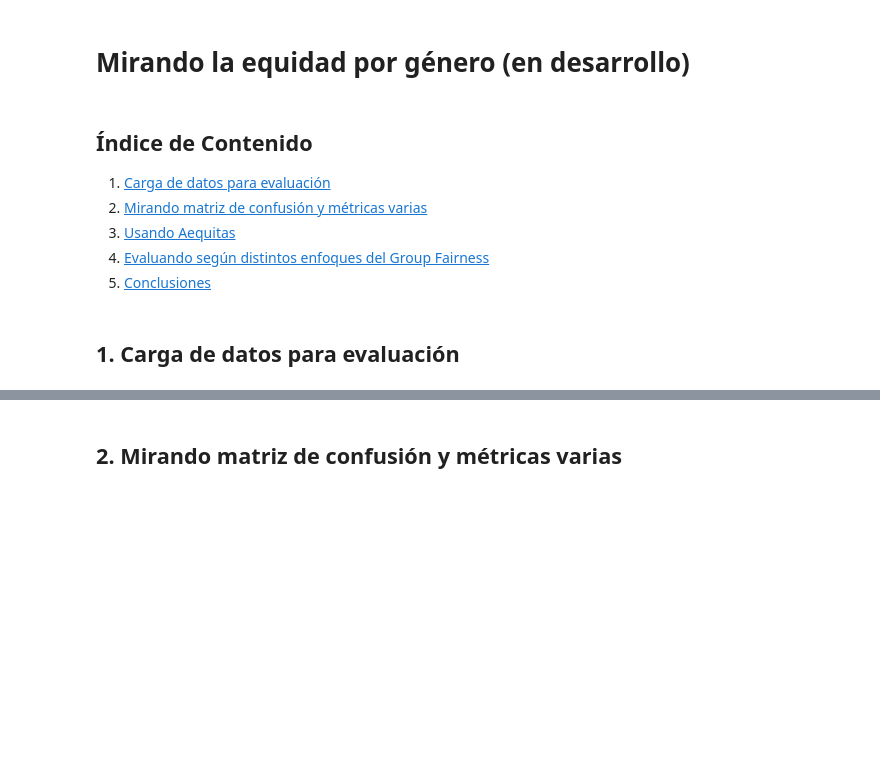
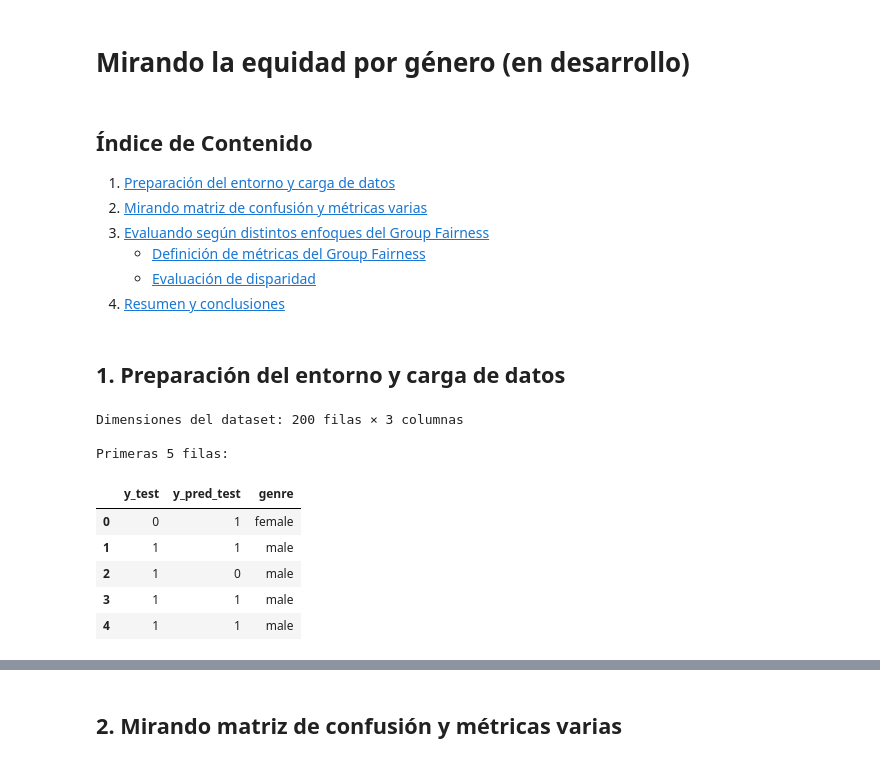
Before and after one commit to Gerardo1909/tpfinal_equidad, a Jupyter notebook: tp_final_fairness_ML/notebooks/04_evaluacion_fairness.ipynb, the cells around one changed output, grey strips where cells are left out. Drawn from its saved outputs; the diff is of its cells as text; code cells hidden in the pictures; blank space fills up the shorter version.

Commit message:
Notebook 4 hecho de vuelta. Nuevo modulo en utils para evaluacion de fairness. Correcion de errores en notebook 3.

```diff
--- a/tp_final_fairness_ML/notebooks/04_evaluacion_fairness.ipynb
+++ b/tp_final_fairness_ML/notebooks/04_evaluacion_fairness.ipynb
@@ -3,13 +3,14 @@
 # %% [markdown]
 ## Índice de Contenido
 
-1. [Carga de datos para evaluación](#1-Carga-de-datos-para-evaluación)
+1. [Preparación del entorno y carga de datos](#1-Preparación-del-entorno-y-carga-de-datos)
 2. [Mirando matriz de confusión y métricas varias](#2-Mirando-matriz-de-confusión-y-métricas-varias)
-3. [Usando Aequitas](#3-Usando-aequitas)
-4. [Evaluando según distintos enfoques del Group Fairness](#4-Evaluando-según-distintos-enfoques-del-group-fairness)
-5. [Conclusiones](#5-Conclusiones)
+3. [Evaluando según distintos enfoques del Group Fairness](#4-Evaluando-según-distintos-enfoques-del-group-fairness)
+    - [Definición de métricas del Group Fairness](#3.1-Definición-de-métricas-del-group-fairness)
+    - [Evaluación de disparidad](#3.2-Evaluación-de-disparidad)
+4. [Resumen y conclusiones](#4.-Resumen-y-conclusiones)
 # %% [markdown]
-## 1. Carga de datos para evaluación
+## 1. Preparación del entorno y carga de datos
 # %%
 import pandas as pd
 import matplotlib.pyplot as plt
@@ -18,3 +19,18 @@ import os
 ruta_archivo = os.path.join('..', 'data', 'processed', 'df_genero_eval.csv')
 
 df_genero_eval = pd.read_csv(ruta_archivo)
+# %%
+# Vista general de los datos
+print(f"Dimensiones del dataset: {df_genero_eval.shape[0]} filas × {df_genero_eval.shape[1]} columnas\n")
+print("Primeras 5 filas:")
+df_genero_eval.head()
+# %% [output]
+Dimensiones del dataset: 200 filas × 3 columnas
+
+Primeras 5 filas:
+|  | y_test | y_pred_test | genre |
+| 0 | 0 | 1 | female |
+| 1 | 1 | 1 | male |
+| 2 | 1 | 0 | male |
+| 3 | 1 | 1 | male |
+| 4 | 1 | 1 | male |
```
Also changed, not shown: parts of 46 cells of this notebook, 4 other files.
